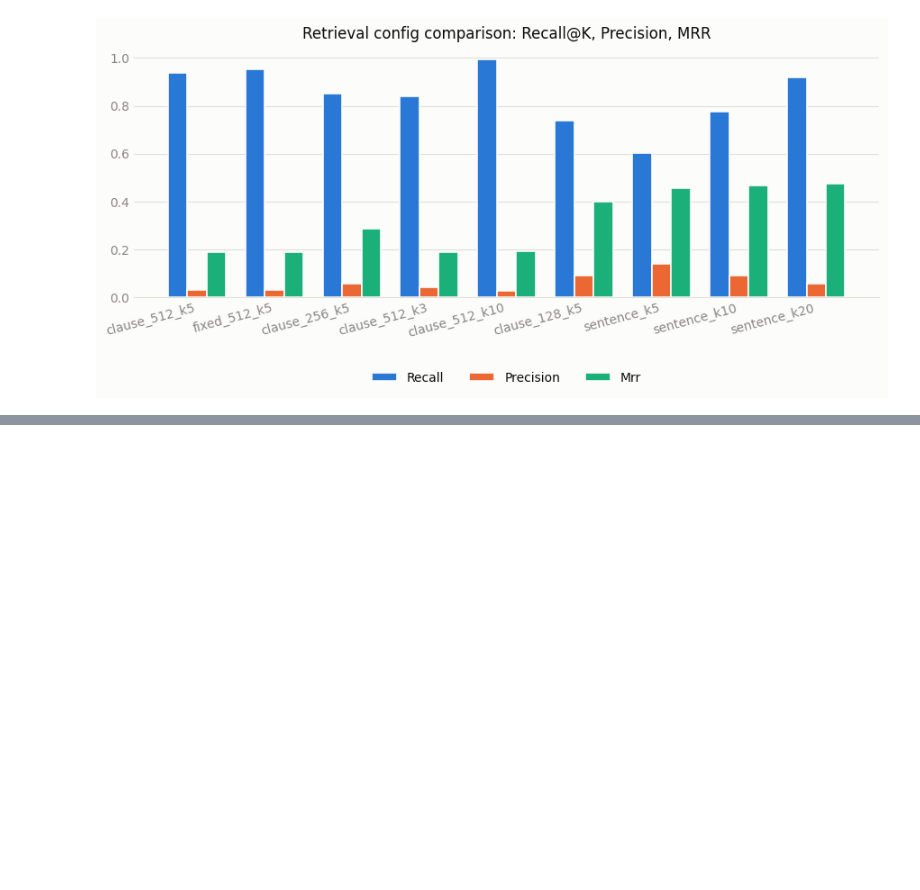
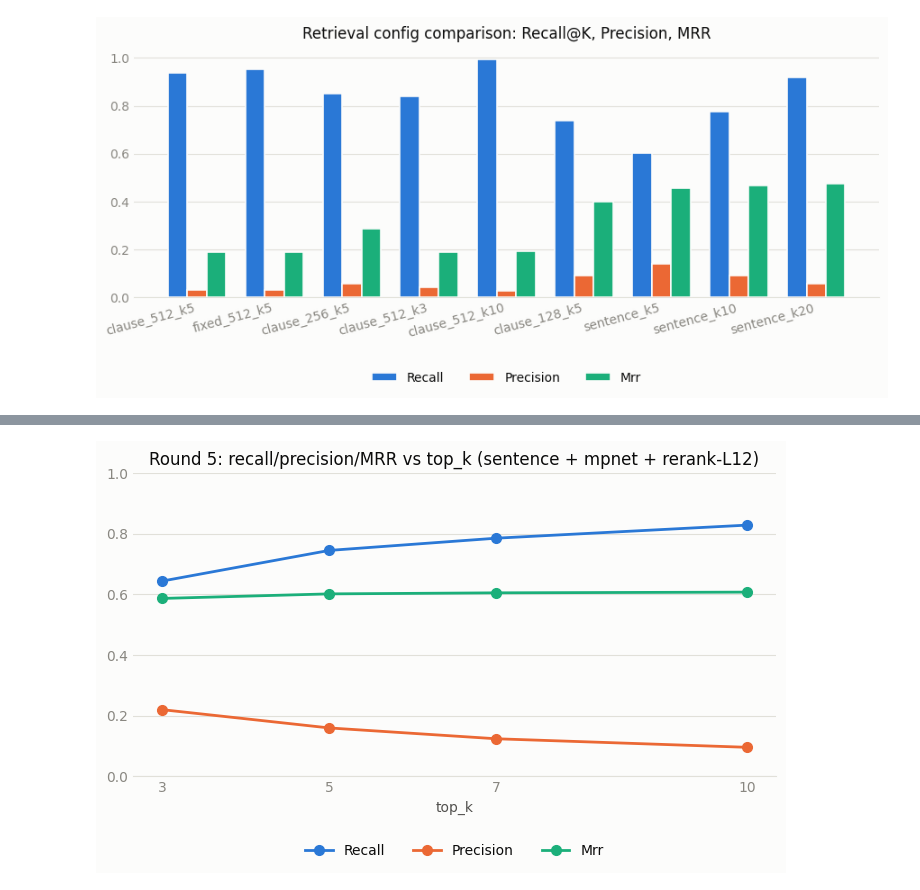
Before and after one commit to AsmithaUbaid/ndatrace, a Jupyter notebook: notebooks/04_retrieval_experiments.ipynb, the cells around one changed output, grey strips where cells are left out. Saved outputs shown, nothing was run; the diff lists cells and outputs as text; code cells hidden in the pictures; blank space fills up the shorter version.

```diff
--- a/notebooks/04_retrieval_experiments.ipynb
+++ b/notebooks/04_retrieval_experiments.ipynb
@@ -94,0 +146,4 @@ Reranking improved **all three metrics simultaneously** - no trade-off this time
+# %%
+sweep = json.loads(Path("data/top_k_sweep.json").read_text())
+df5 = pd.DataFrame(sweep).set_index("top_k")
+df5
@@ -94,0 +157,18 @@ Reranking improved **all three metrics simultaneously** - no trade-off this time
+# %%
+fig, ax = plt.subplots(figsize=(7, 4.5))
+ks = df5.index.tolist()
+for i, metric in enumerate(metrics):
+    ax.plot(ks, df5[metric], marker="o", linewidth=2, markersize=7,
+            label=metric.capitalize(), color=metric_colors[metric], zorder=3)
+
+ax.set_xticks(ks)
+ax.set_xlabel("top_k")
+ax.set_ylim(0, 1.0)
+ax.set_title("Round 5: recall/precision/MRR vs top_k (sentence + mpnet + rerank-L12)")
+style_axes(ax)
+ax.legend(loc="upper center", bbox_to_anchor=(0.5, -0.18), ncol=3, frameon=False)
+plt.tight_layout()
+plt.savefig("results/comparisons/retrieval_topk_sweep.png", **savefig_kwargs())
+plt.show()
+# %% [output]
+[figure, added]
```
Also changed, not shown: parts of 6 cells of this notebook, 8 other files.
